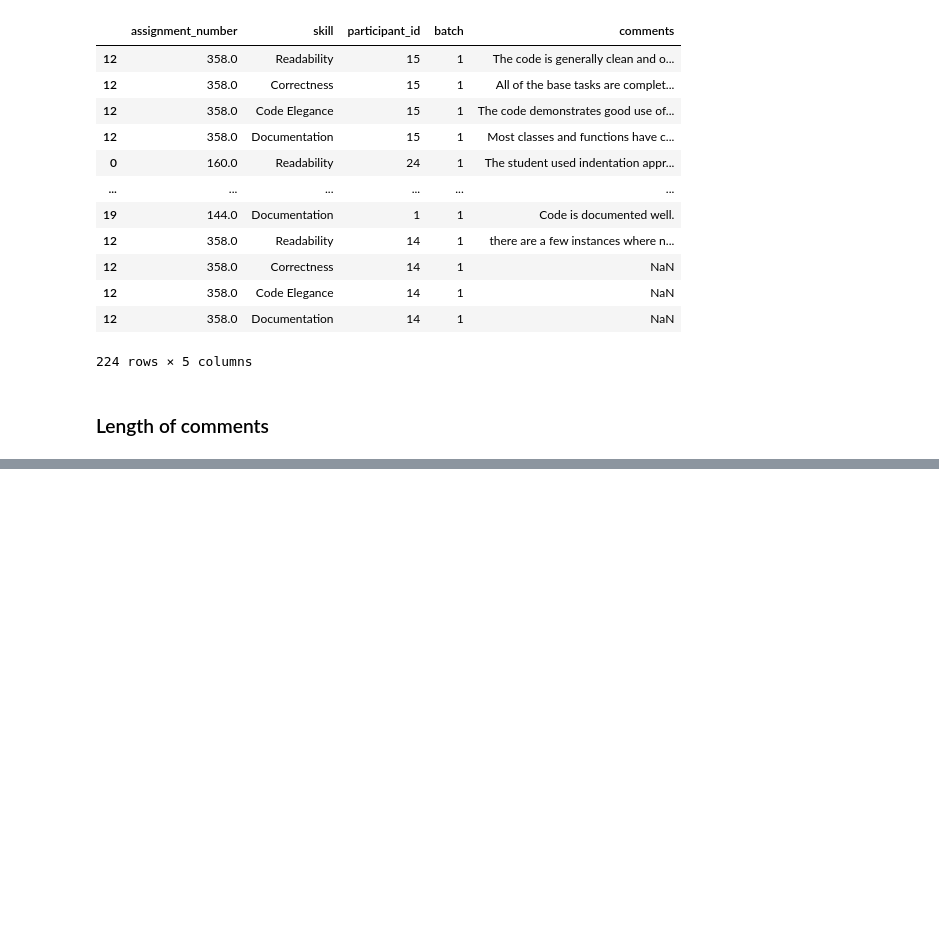
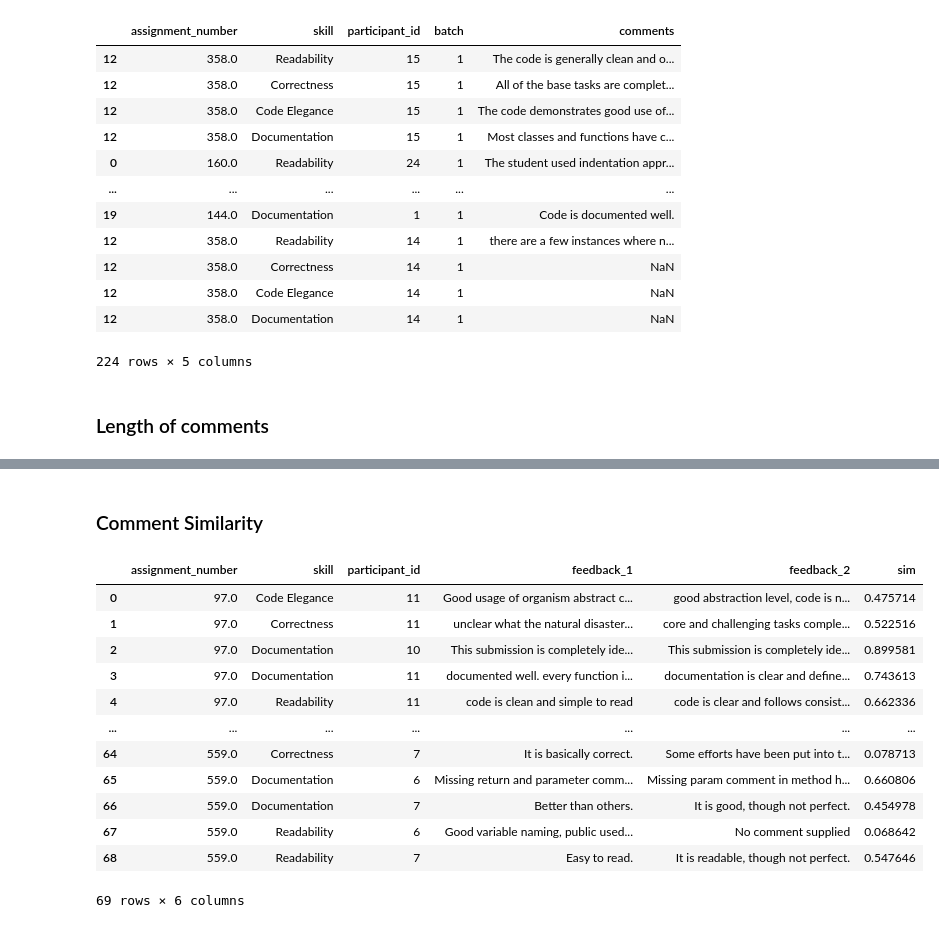
Before and after one commit to m-messer/Consistency_In_Grading_Analysis, a Jupyter notebook: feedback_analysis.ipynb, the cells around one changed output, grey strips where cells are left out. Cells and saved outputs as stored; diff of their text form; code cells hidden in the pictures; blank space fills up the shorter version.

```diff
--- a/feedback_analysis.ipynb
+++ b/feedback_analysis.ipynb
@@ -341,0 +366,19 @@ dist_plt.get_figure().savefig('plots/feedback_documentation_distance.pdf', bbox_
+# %% [markdown]
+### Comment Similarity
+# %%
+sim_df = pd.read_csv('data/similarity_analysis_output.csv')
+sim_df
+# %% [output]
+|  | assignment_number | skill | participant_id | feedback_1 | feedback_2 | sim |
+| 0 | 97.0 | Code Elegance | 11 | Good usage of organism abstract c... | good abstraction level, code is n... | 0.475714 |
+| 1 | 97.0 | Correctness | 11 | unclear what the natural disaster... | core and challenging tasks comple... | 0.522516 |
+| 2 | 97.0 | Documentation | 10 | This submission is completely ide... | This submission is completely ide... | 0.899581 |
+| 3 | 97.0 | Documentation | 11 | documented well. every function i... | documentation is clear and define... | 0.743613 |
+| 4 | 97.0 | Readability | 11 | code is clean and simple to read | code is clear and follows consist... | 0.662336 |
+| ... | ... | ... | ... | ... | ... | ... |
+| 64 | 559.0 | Correctness | 7 | It is basically correct. | Some efforts have been put into t... | 0.078713 |
+| 65 | 559.0 | Documentation | 6 | Missing return and parameter comm... | Missing param comment in method h... | 0.660806 |
+| 66 | 559.0 | Documentation | 7 | Better than others. | It is good, though not perfect. | 0.454978 |
+| 67 | 559.0 | Readability | 6 | Good variable naming, public used... | No comment supplied | 0.068642 |
+| 68 | 559.0 | Readability | 7 | Easy to read. | It is readable, though not perfect. | 0.547646 |
+69 rows × 6 columns
```
Also changed, not shown: parts of 7 cells of this notebook.
